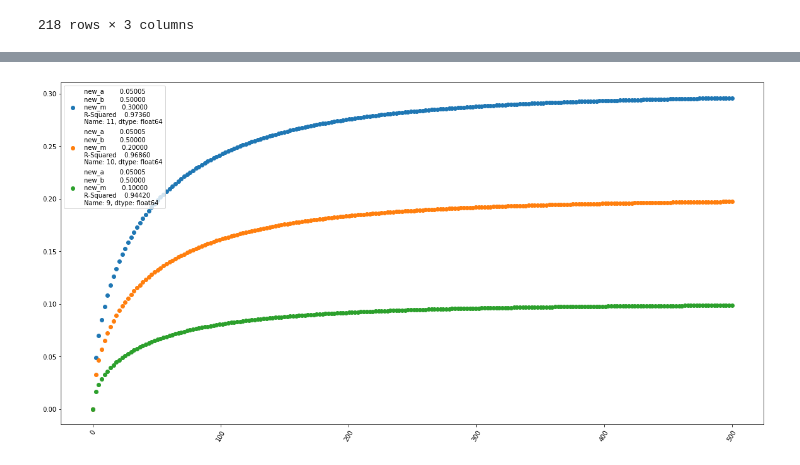
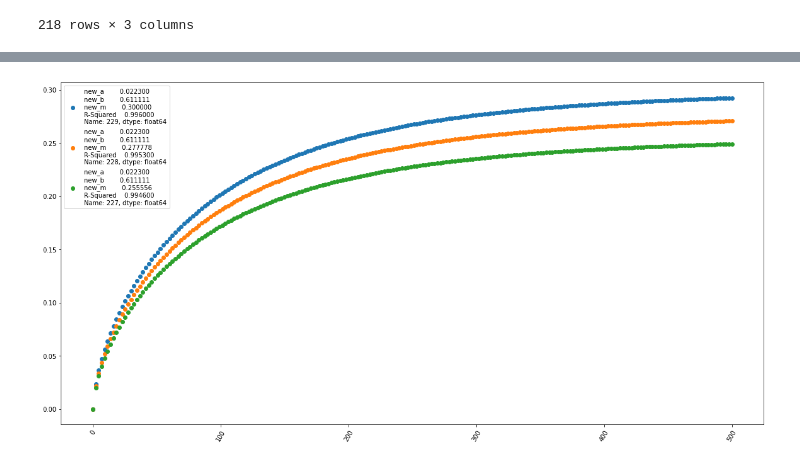
Before and after one commit to TravelReddy/SRE-Updates, a Jupyter notebook: SRE Cycle vs Capacity Loss.ipynb, the cells around one changed output, grey strips where cells are left out. Saved outputs shown, nothing was run; the diff lists cells and outputs as text; code cells hidden in the pictures.

```diff
--- a/SRE Cycle vs Capacity Loss.ipynb
+++ b/SRE Cycle vs Capacity Loss.ipynb
@@ -87,37 +103,40 @@ class SRE:
     def eNet(self,input_X,input_Y,cv=5,l1_ratio=0,random_state=0):
 
         x_train,x_test,y_train,y_test = train_test_split(input_X,input_Y,test_size=0.05,random_state=random_state)
-#         x_train,x_test,y_train,y_test = x_train,x_test,y_train.reshape(-1,1),y_test.reshape(-1,1)
-
         Elastic_Net_CV = ElasticNetCV(cv=cv, random_state=random_state)
         Elastic_Net_CV.fit(x_train, y_train)
 
         # add best_alpha
         #### add coefficients
         # add best_alpha
+
+        # Predictions
         predictions_train   = Elastic_Net_CV.predict(x_train)
         predictions_test    = Elastic_Net_CV.predict(x_test)
 
+        # RMSE
         RMSE_train     = np.round(np.sqrt(mean_squared_error(y_train, predictions_train)), 4 )
         RMSE_test      = np.round(np.sqrt(mean_squared_error(y_test, predictions_test)), 4 )
 
+        # R-Square
         R_Sq_train     = np.round(Elastic_Net_CV.score(x_train, y_train), 4 )
         R_Sq_test      = np.round(Elastic_Net_CV.score(x_test, y_test), 4 )
 
+        # Adj. R-Square
         Adj_R_Sq_train  = np.round(1-(1-R_Sq_train) *
                             (len(y_train)-1) / (len(y_train) - x_train.shape[1]-1), 4 )
         Adj_R_Sq_test  = np.round(1-(1-R_Sq_test) *
                             (len(y_test)-1) / (len(y_test) - x_test.shape[1]-1), 4 )
 
         results_metrics = pd.DataFrame({ 'Training Metrics': [RMSE_train, R_Sq_train, Adj_R_Sq_train],
-                                           'Training Metrics': [RMSE_test,  R_Sq_test,  Adj_R_Sq_test ]},
+                                           'Testing Metrics': [RMSE_test,  R_Sq_test,  Adj_R_Sq_test ]},
                                                 index = ['RMSE', 'R_Squared', 'Adj_R_Squared'])
         return results_metrics # as dict
 # %%
 if __name__ == '__main__':
-    sre = SRE(a = np.linspace( 0.0001, 0.1,3),
-              b = np.linspace(0.5,1,3),
-              m = np.linspace(0.1,0.3,3),
+    sre = SRE(a = np.linspace(0.0001, 0.1,5),
+              b = np.linspace(0.5,1,5),
+              m = np.linspace(0.1,0.3,5),
               mc = list(data1['Cycles']),
               mc_ml = list(data1['Capacity loss, %']))
     exp = sre.expandgrid()
@@ -129,29 +164,29 @@ if __name__ == '__main__':
 # %%
 # Appending all RSquares in one list
 All_rsquares = []
 for i in multiple_sre_output:
     metrics = sre.eNet(input_X=multiple_sre_output.iloc[:,i:i+1],input_Y=data1['Capacity loss, %'])
-    r_sq = metrics.loc['R_Squared'].values[0]
+    r_sq = metrics[['Testing Metrics']].loc['R_Squared'].values[0]
     All_rsquares.append(r_sq)
 
 # Creating Dataframe with R Sqaures
 top_3_rsqs = pd.DataFrame(sorted(All_rsquares,reverse=True),columns=['R_Squared'],index=range(len(All_rsquares))).head(3)
 new_inputdf['R-Squared'] = All_rsquares
 
 plt.figure(figsize=(20,10))
 plt.scatter(x=data1['Cycles'],
             y=multiple_sre_output.iloc[:,All_rsquares.index(top_3_rsqs.loc[0].values[0])])
 
 plt.scatter(x=data1['Cycles'],
             y=multiple_sre_output.iloc[:,All_rsquares.index(top_3_rsqs.loc[1].values[0])])
 
 plt.scatter(x=data1['Cycles'],
             y=multiple_sre_output.iloc[:,All_rsquares.index(top_3_rsqs.loc[2].values[0])])
 
 plt.xticks(rotation=60)
 plt.legend([str(new_inputdf.loc[All_rsquares.index(top_3_rsqs.loc[0].values[0])]),
             str(new_inputdf.loc[All_rsquares.index(top_3_rsqs.loc[1].values[0])]),
             str(new_inputdf.loc[All_rsquares.index(top_3_rsqs.loc[2].values[0])])])
 plt.show()
 # %% [output]
-[figure, old version]
+[figure, new version]
```
Also changed, not shown: parts of 3 cells of this notebook.
